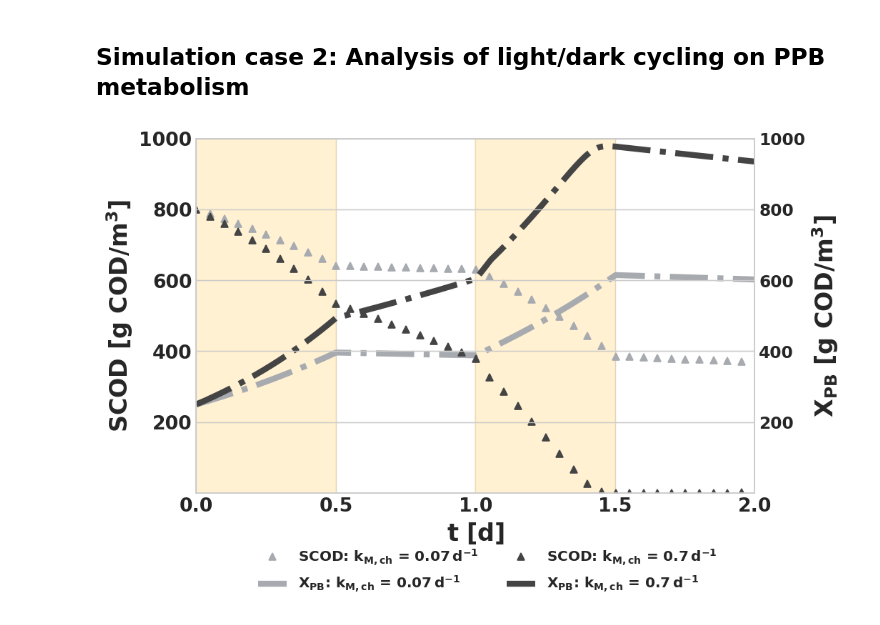
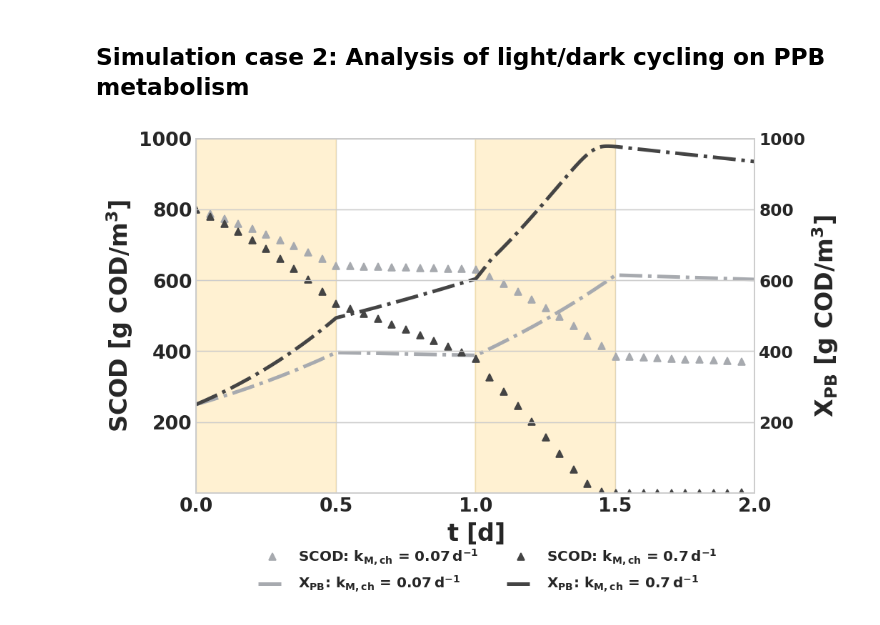
Before and after one commit to EdMBarry/EdBarry_PhDThesis, a Jupyter notebook: Chap2/simulations/PAM1_Batch_Continuous_Simulations.ipynb, the cells around one changed output. Saved outputs shown, nothing was run; the diff lists cells and outputs as text; code cells hidden in the pictures.

Commit message:
added python notebook for chapter 3 for plotting inspiration. Added smaller lines for the kmch plot in chapter 2

```diff
--- a/Chap2/simulations/PAM1_Batch_Continuous_Simulations.ipynb
+++ b/Chap2/simulations/PAM1_Batch_Continuous_Simulations.ipynb
@@ -108,7 +108,7 @@ ax1.plot(kmch_low['time'],
          "^",
          color="#a7aaaf",
          label='SCOD: $\mathrm{k_{M,ch}}$ = $\mathrm{0.07 \, d^{-1}}$',
-         linewidth=5,
+         linewidth=3,
          markevery=20)
 
 
@@ -117,7 +117,7 @@ ax1.plot(kmch_low['time'],
          "-.",
          color="#a7aaaf",
          label='$\mathrm{X_{PB}}$: $\mathrm{k_{M,ch}}$ = $\mathrm{0.07 \, d^{-1}}$',
-         linewidth=5,
+         linewidth=3,
          markevery=20)
 
 
@@ -126,36 +126,36 @@ ax1.plot(kmch_high['time'],
          "^",
          color="#444444",
          label='SCOD: $\mathrm{k_{M,ch}}$ = $\mathrm{0.7 \, d^{-1}}$',
-         linewidth=5,
+         linewidth=3,
          markevery=20)
 
 
 
 ax1.plot(kmch_high['time'],
         (kmch_high['XPBout']),
          "-.",
          color="#444444",
          label='$\mathrm{X_{PB}}$: $\mathrm{k_{M,ch}}$ = $\mathrm{0.7 \, d^{-1}}$',
-         linewidth=5,
+         linewidth=3,
          markevery=20)
 
 
 
 ax1.legend(fontsize=12, loc=(0.1, -0.3), ncol=2)
 plt.xlabel(r'$\mathbf{t}$ [d]', fontweight='bold', fontsize=20)
 ax1.set_ylabel(r'$\mathbf{SCOD}$ [g COD/m$^3$]', fontweight='bold', fontsize=20)
 ax1.axvspan(0, 0.5, alpha=0.5, color='#ffe4a6')
 ax1.axvspan(1.0, 1.5, alpha=0.5, color='#ffe4a6')
 plt.xlim([0, 2])
 plt.ylim([0, 1000])
 format_ticks()
 ax2 = ax1.twinx()
 plt.ylim([0, 1000])
 ax2.set_ylabel(r'$\mathbf{X_{PB}}$ [g COD/m$^3$]', fontweight='bold', fontsize=20)
 format_ticks()
 
 fig1.tight_layout()
 
 fig1.savefig("./ch2_kmch.pdf")
 # %% [output]
-[figure, old version]
+[figure, new version]
```
Also changed, not shown: 2 other files.
